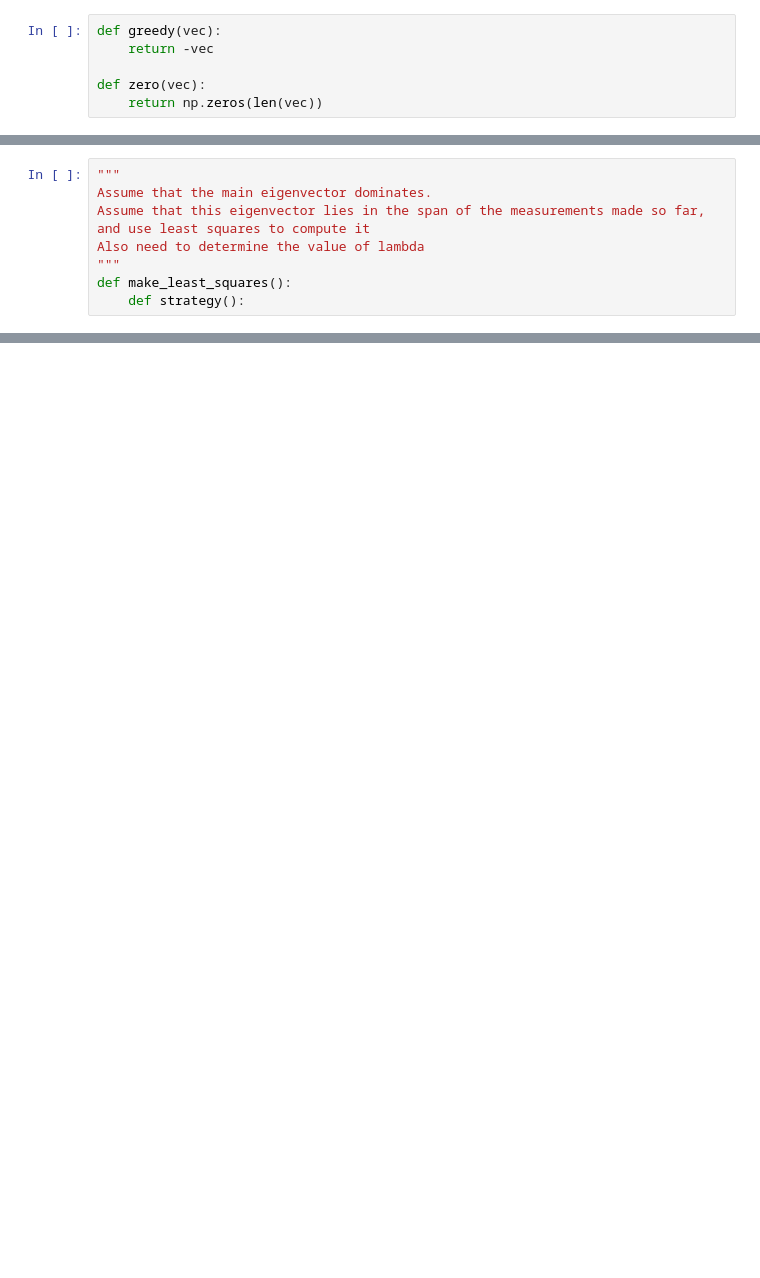
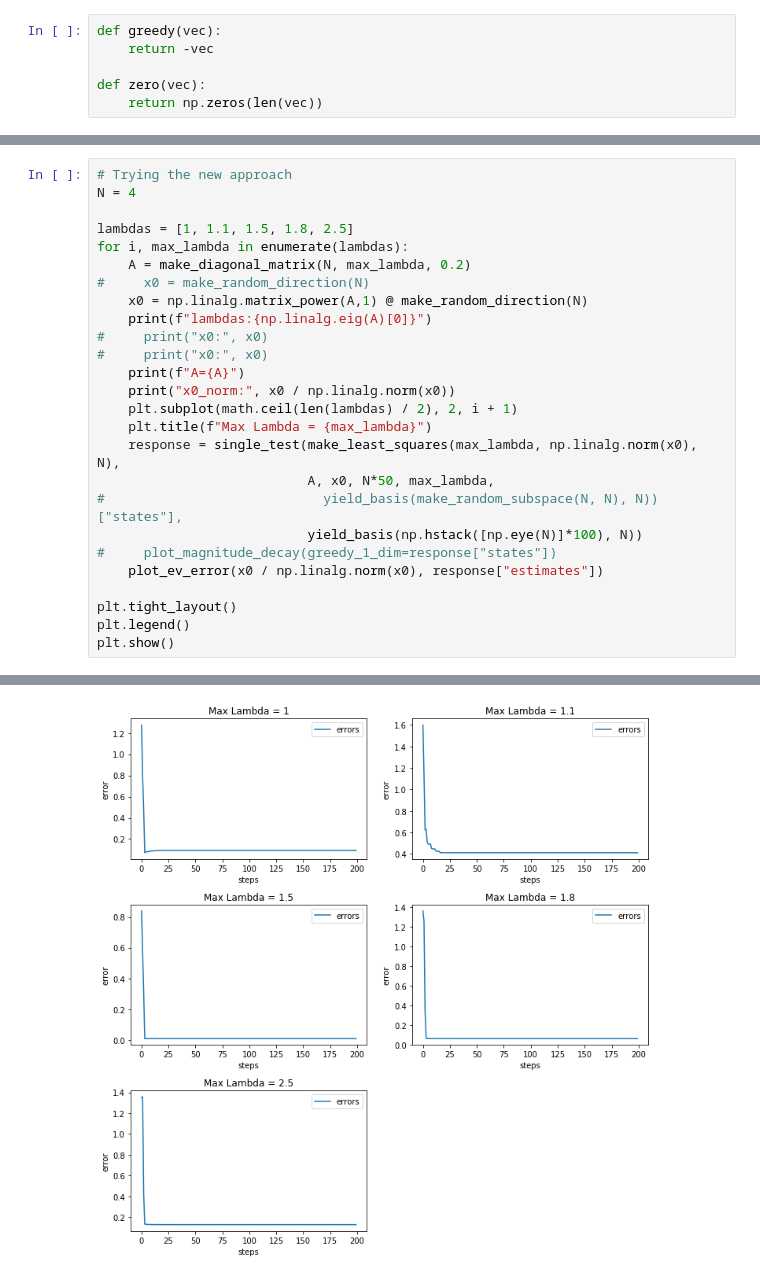
Before and after one commit to rahularya50/control-proj, a Jupyter notebook: Jupyter Notebooks/Test.ipynb, the cells around one changed output, grey strips where cells are left out. Cells and saved outputs as stored; diff of their text form; blank space fills up the shorter version.

```diff
--- a/Jupyter Notebooks/Test.ipynb
+++ b/Jupyter Notebooks/Test.ipynb
@@ -110,8 +123,0 @@ plt.show()
-# %%
-"""
-Assume that the main eigenvector dominates.
-Assume that this eigenvector lies in the span of the measurements made so far, and use least squares to compute it
-Also need to determine the value of lambda
-"""
-def make_least_squares():
-    def strategy():
@@ -119,0 +215,27 @@ SyntaxError: EOF while scanning triple-quoted string literal (<ipython-input-1-0
+# %%
+# Trying the new approach
+N = 4
+
+lambdas = [1, 1.1, 1.5, 1.8, 2.5]
+for i, max_lambda in enumerate(lambdas):
+    A = make_diagonal_matrix(N, max_lambda, 0.2)
+#     x0 = make_random_direction(N)
+    x0 = np.linalg.matrix_power(A,1) @ make_random_direction(N)
+    print(f"lambdas:{np.linalg.eig(A)[0]}")
+#     print("x0:", x0)
+#     print("x0:", x0)
+    print(f"A={A}")
+    print("x0_norm:", x0 / np.linalg.norm(x0))
+    plt.subplot(math.ceil(len(lambdas) / 2), 2, i + 1)
+    plt.title(f"Max Lambda = {max_lambda}")
+    response = single_test(make_least_squares(max_lambda, np.linalg.norm(x0), N),
+                           A, x0, N*50, max_lambda,
+#                            yield_basis(make_random_subspace(N, N), N))["states"],
+                           yield_basis(np.hstack([np.eye(N)]*100), N))
+#     plot_magnitude_decay(greedy_1_dim=response["states"])
+    plot_ev_error(x0 / np.linalg.norm(x0), response["estimates"])
+
+plt.tight_layout()
+plt.legend()
+plt.show()
+# %% [output]
@@ -119,0 +277 @@ SyntaxError: EOF while scanning triple-quoted string literal (<ipython-input-1-0
+[figure, added]
```
Also changed, not shown: parts of 8 cells of this notebook.
